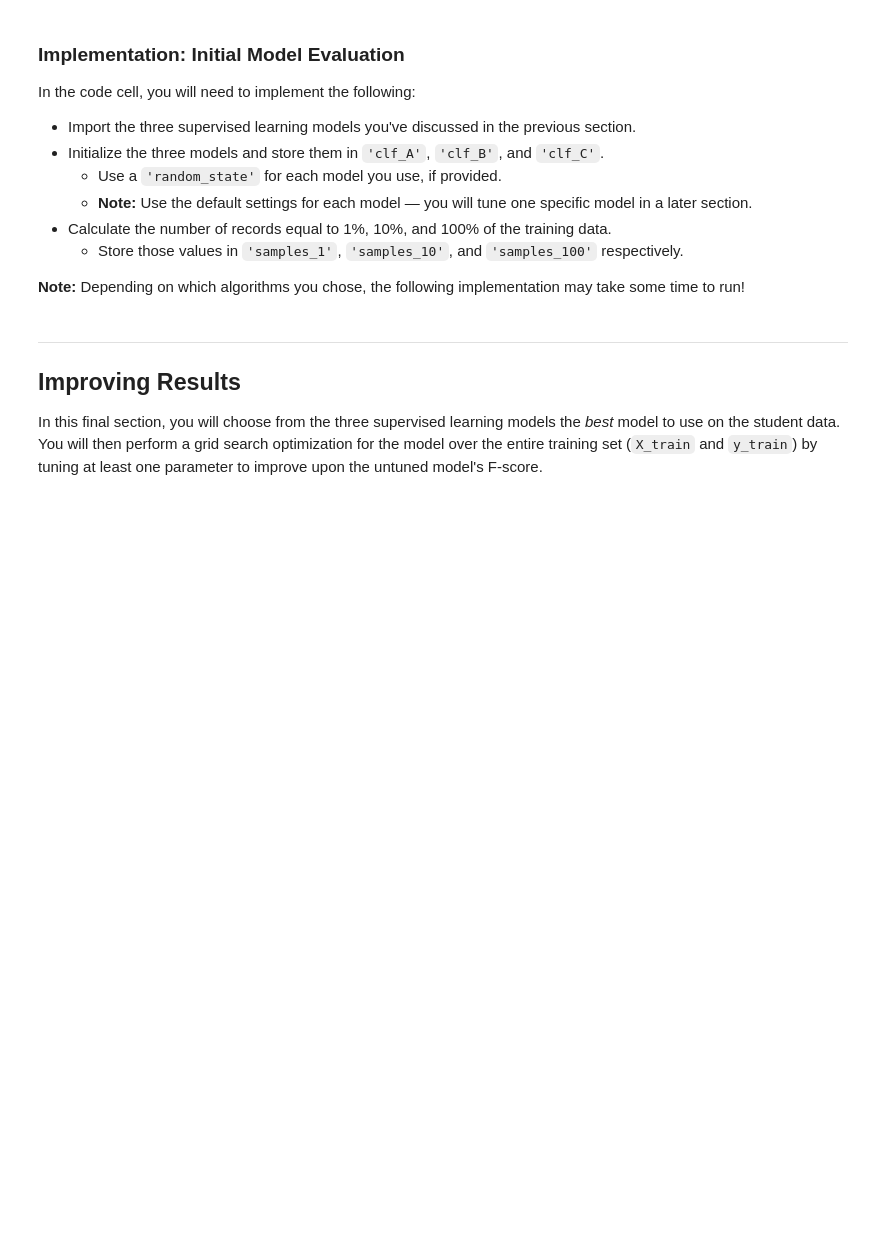
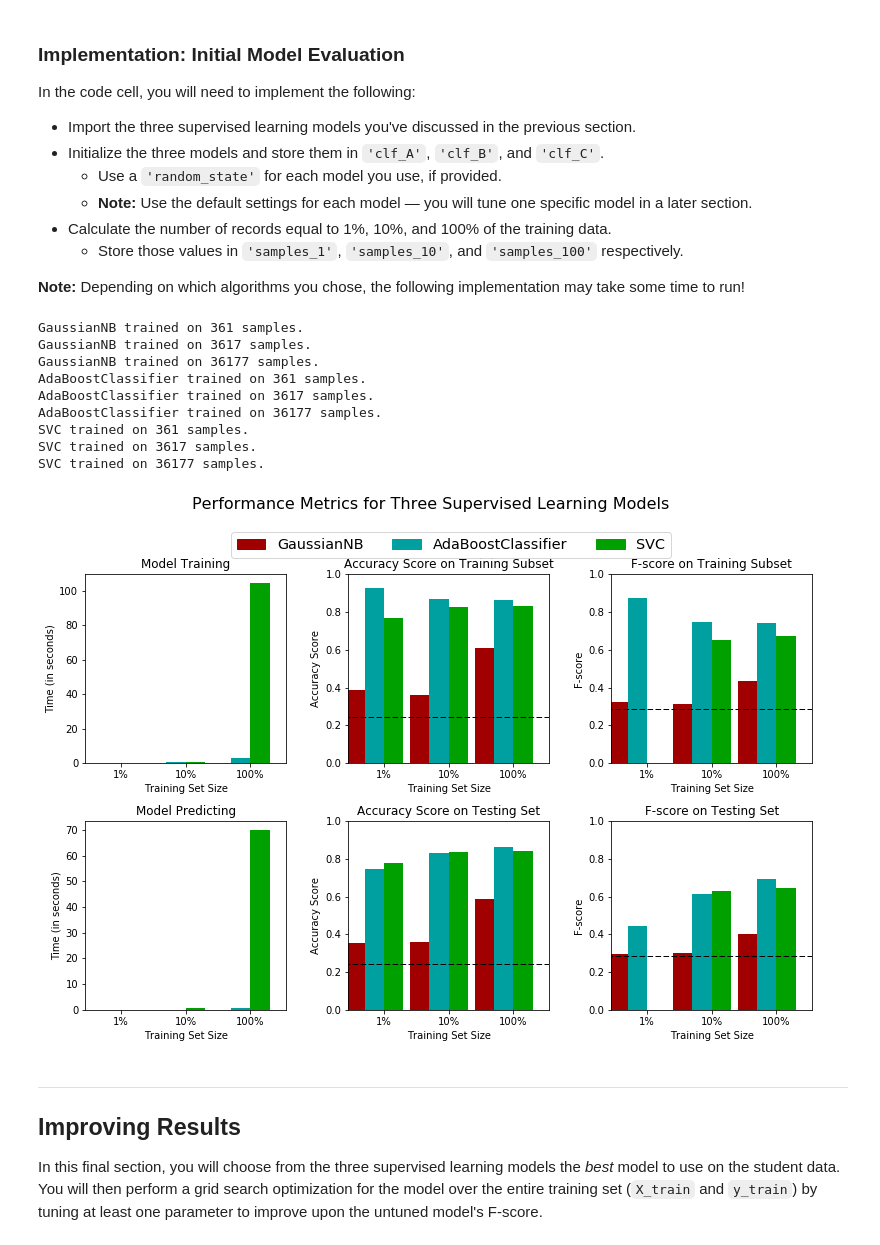
Before and after one commit to lpierezan/machine-learning, a Jupyter notebook: projects/finding_donors/finding_donors.ipynb, the cells around one changed output. Cells and saved outputs as stored; diff of their text form; code cells hidden in the pictures; blank space fills up the shorter version.

```diff
--- a/projects/finding_donors/finding_donors.ipynb
+++ b/projects/finding_donors/finding_donors.ipynb
@@ -319,7 +330,7 @@ In the code block below, you will need to implement the following:
 # %%
 # TODO: Import two metrics from sklearn - fbeta_score and accuracy_score
 
-def train_predict(learner, sample_size, X_train, y_train, X_test, y_test):
+def train_predict(learner, sample_size, X_train, y_train, X_test, y_test, n_test = 300):
     '''
     inputs:
        - learner: the learning algorithm to be trained and predicted on
@@ -334,33 +345,33 @@ def train_predict(learner, sample_size, X_train, y_train, X_test, y_test):
 
     # TODO: Fit the learner to the training data using slicing with 'sample_size'
     start = time() # Get start time
-    learner = None
+    learner = learner.fit(X_train[:sample_size], y_train[:sample_size])
     end = time() # Get end time
 
     # TODO: Calculate the training time
-    results['train_time'] = None
+    results['train_time'] = end - start
 
     # TODO: Get the predictions on the test set,
     #       then get predictions on the first 300 training samples
     start = time() # Get start time
-    predictions_test = None
-    predictions_train = None
+    predictions_test = learner.predict(X_test[:n_test])
+    predictions_train = learner.predict(X_train[:sample_size])
     end = time() # Get end time
 
     # TODO: Calculate the total prediction time
-    results['pred_time'] = None
+    results['pred_time'] = end - start
 
     # TODO: Compute accuracy on the first 300 training samples
-    results['acc_train'] = None
+    results['acc_train'] = accuracy_score(y_train[:sample_size],predictions_train)
 
     # TODO: Compute accuracy on test set
-    results['acc_test'] = None
+    results['acc_test'] = accuracy_score(y_test[:n_test], predictions_test)
 
     # TODO: Compute F-score on the the first 300 training samples
-    results['f_train'] = None
+    results['f_train'] = fbeta_score(y_train[:sample_size], predictions_train, beta = 0.5)
 
     # TODO: Compute F-score on the test set
-    results['f_test'] = None
+    results['f_test'] = fbeta_score(y_test[:n_test], predictions_test, beta = 0.5)
 
     # Success
     print "{} trained on {} samples.".format(learner.__class__.__name__, sample_size)
@@ -380,28 +391,43 @@ In the code cell, you will need to implement the following:
 **Note:** Depending on which algorithms you chose, the following implementation may take some time to run!
 # %%
 # TODO: Import the three supervised learning models from sklearn
+from sklearn.naive_bayes import GaussianNB
+from sklearn.ensemble import AdaBoostClassifier
+from sklearn import svm
 
 # TODO: Initialize the three models
-clf_A = None
-clf_B = None
-clf_C = None
+clf_A = GaussianNB()
+clf_B = AdaBoostClassifier(n_estimators=100,random_state=0)
+clf_C = svm.SVC()
 
 # TODO: Calculate the number of samples for 1%, 10%, and 100% of the training data
-samples_1 = None
-samples_10 = None
-samples_100 = None
+n_train_samples = len(X_train)
+samples_1 = int(0.01*n_train_samples)
+samples_10 = int(0.1*n_train_samples)
+samples_100 = n_train_samples
 
 # Collect results on the learners
 results = {}
 for clf in [clf_A, clf_B, clf_C]:
     clf_name = clf.__class__.__name__
     results[clf_name] = {}
     for i, samples in enumerate([samples_1, samples_10, samples_100]):
         results[clf_name][i] = \
         train_predict(clf, samples, X_train, y_train, X_test, y_test)
 
 # Run metrics visualization for the three supervised learning models chosen
 vs.evaluate(results, accuracy, fscore)
+# %% [output]
+GaussianNB trained on 361 samples.
+GaussianNB trained on 3617 samples.
+GaussianNB trained on 36177 samples.
+AdaBoostClassifier trained on 361 samples.
+AdaBoostClassifier trained on 3617 samples.
+AdaBoostClassifier trained on 36177 samples.
+SVC trained on 361 samples.
+SVC trained on 3617 samples.
+SVC trained on 36177 samples.
+[figure, added]
 # %% [markdown]
 ----
 ## Improving Results
```
Also changed, not shown: parts of 4 cells of this notebook.
